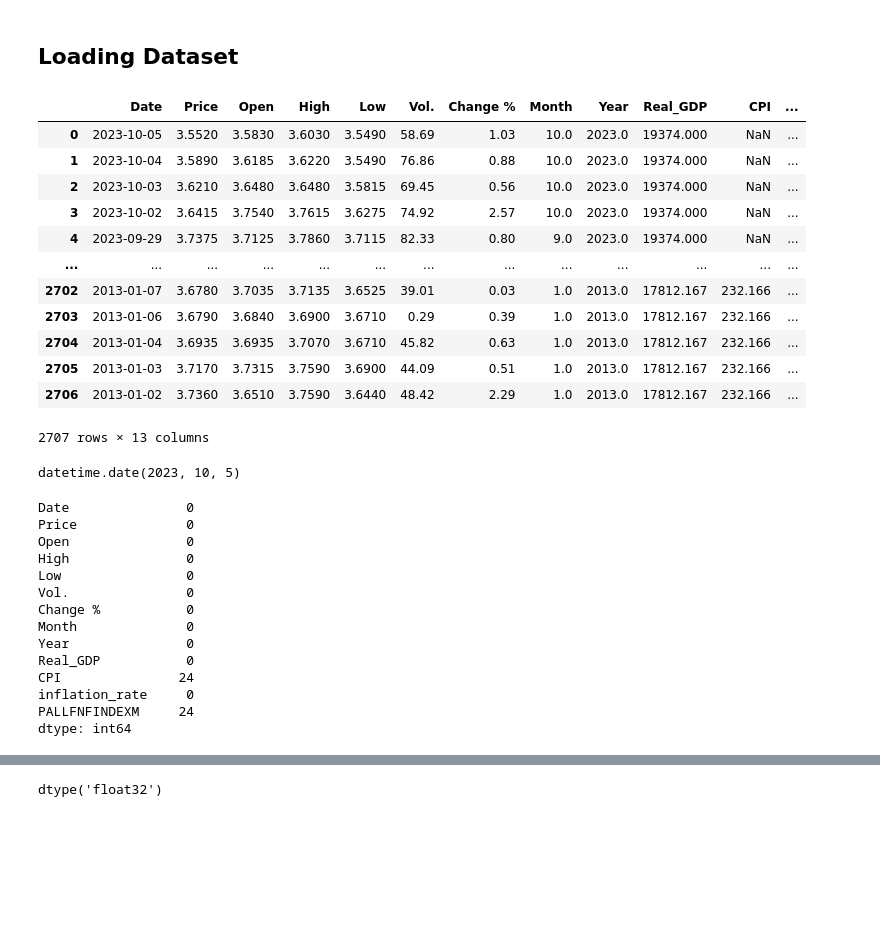
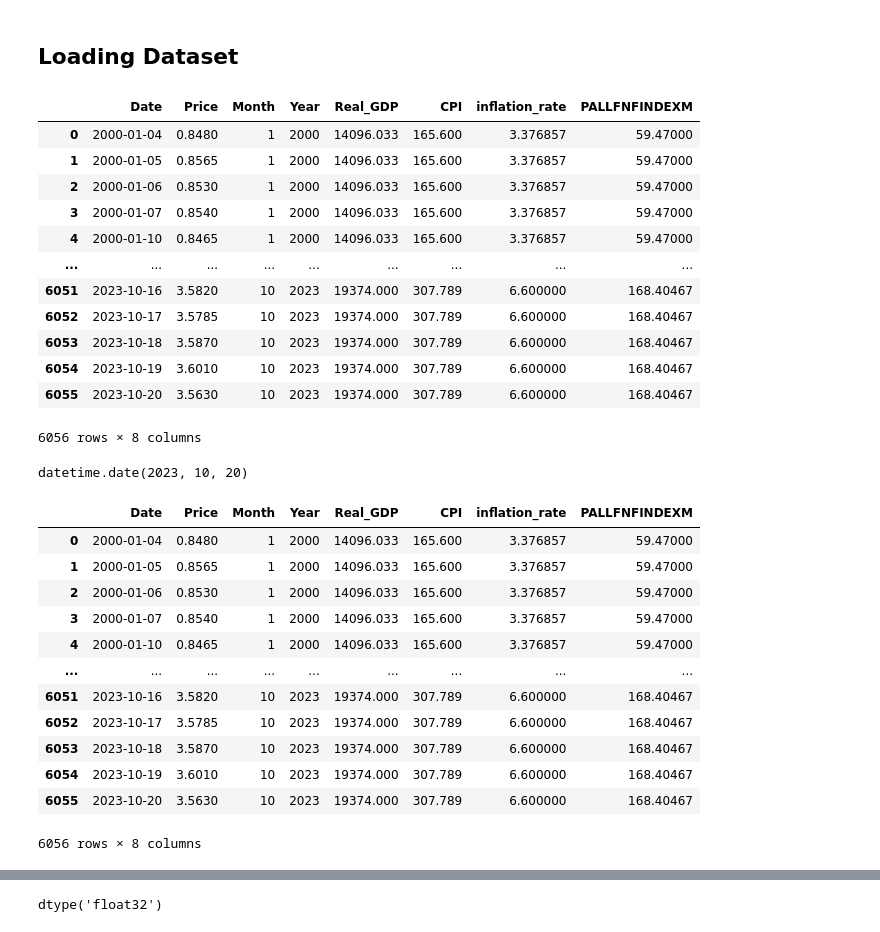
Before and after one commit to QaraDataScience/Copper-Price-Prediction, a Jupyter notebook: Forecasting_Copper_Prices.ipynb, the cells around one changed output, grey strips where cells are left out. Drawn from its saved outputs; the diff is of its cells as text; code cells hidden in the pictures; blank space fills up the shorter version.

```diff
--- a/Forecasting_Copper_Prices.ipynb
+++ b/Forecasting_Copper_Prices.ipynb
@@ -97,21 +72,21 @@ device
 # %% [markdown]
 ## Loading Dataset
 # %%
-df = pd.read_csv('final_merged_copper_dataset_new.csv')
+df = pd.read_csv('final_merged_copper_dataset.csv')
 df = df.drop(['Unnamed: 0'], axis=1)
 df["Date"] = pd.to_datetime(df["Date"])
 df
 # %% [output]
-|  | Date | Price | Open | High | Low | Vol. | Change % | Month | Year | Real_GDP | CPI | ... |
-| 0 | 2023-10-05 | 3.5520 | 3.5830 | 3.6030 | 3.5490 | 58.69 | 1.03 | 10.0 | 2023.0 | 19374.000 | NaN | ... |
-| 1 | 2023-10-04 | 3.5890 | 3.6185 | 3.6220 | 3.5490 | 76.86 | 0.88 | 10.0 | 2023.0 | 19374.000 | NaN | ... |
-| 2 | 2023-10-03 | 3.6210 | 3.6480 | 3.6480 | 3.5815 | 69.45 | 0.56 | 10.0 | 2023.0 | 19374.000 | NaN | ... |
-| 3 | 2023-10-02 | 3.6415 | 3.7540 | 3.7615 | 3.6275 | 74.92 | 2.57 | 10.0 | 2023.0 | 19374.000 | NaN | ... |
-| 4 | 2023-09-29 | 3.7375 | 3.7125 | 3.7860 | 3.7115 | 82.33 | 0.80 | 9.0 | 2023.0 | 19374.000 | NaN | ... |
-| ... | ... | ... | ... | ... | ... | ... | ... | ... | ... | ... | ... | ... |
-| 2702 | 2013-01-07 | 3.6780 | 3.7035 | 3.7135 | 3.6525 | 39.01 | 0.03 | 1.0 | 2013.0 | 17812.167 | 232.166 | ... |
-| 2703 | 2013-01-06 | 3.6790 | 3.6840 | 3.6900 | 3.6710 | 0.29 | 0.39 | 1.0 | 2013.0 | 17812.167 | 232.166 | ... |
-| 2704 | 2013-01-04 | 3.6935 | 3.6935 | 3.7070 | 3.6710 | 45.82 | 0.63 | 1.0 | 2013.0 | 17812.167 | 232.166 | ... |
-| 2705 | 2013-01-03 | 3.7170 | 3.7315 | 3.7590 | 3.6900 | 44.09 | 0.51 | 1.0 | 2013.0 | 17812.167 | 232.166 | ... |
-| 2706 | 2013-01-02 | 3.7360 | 3.6510 | 3.7590 | 3.6440 | 48.42 | 2.29 | 1.0 | 2013.0 | 17812.167 | 232.166 | ... |
+|  | Date | Price | Month | Year | Real_GDP | CPI | inflation_rate | PALLFNFINDEXM |
+| 0 | 2000-01-04 | 0.8480 | 1 | 2000 | 14096.033 | 165.600 | 3.376857 | 59.47000 |
+| 1 | 2000-01-05 | 0.8565 | 1 | 2000 | 14096.033 | 165.600 | 3.376857 | 59.47000 |
+| 2 | 2000-01-06 | 0.8530 | 1 | 2000 | 14096.033 | 165.600 | 3.376857 | 59.47000 |
+| 3 | 2000-01-07 | 0.8540 | 1 | 2000 | 14096.033 | 165.600 | 3.376857 | 59.47000 |
+| 4 | 2000-01-10 | 0.8465 | 1 | 2000 | 14096.033 | 165.600 | 3.376857 | 59.47000 |
+| ... | ... | ... | ... | ... | ... | ... | ... | ... |
+| 6051 | 2023-10-16 | 3.5820 | 10 | 2023 | 19374.000 | 307.789 | 6.600000 | 168.40467 |
+| 6052 | 2023-10-17 | 3.5785 | 10 | 2023 | 19374.000 | 307.789 | 6.600000 | 168.40467 |
+| 6053 | 2023-10-18 | 3.5870 | 10 | 2023 | 19374.000 | 307.789 | 6.600000 | 168.40467 |
+| 6054 | 2023-10-19 | 3.6010 | 10 | 2023 | 19374.000 | 307.789 | 6.600000 | 168.40467 |
+| 6055 | 2023-10-20 | 3.5630 | 10 | 2023 | 19374.000 | 307.789 | 6.600000 | 168.40467 |
-2707 rows × 13 columns
+6056 rows × 8 columns
@@ -119,21 +96,20 @@ df
 last_date = df['Date'].max().date()
 last_date
 # %% [output]
-datetime.date(2023, 10, 5)
+datetime.date(2023, 10, 20)
 # %%
-df.isnull().sum()
+df
 # %% [output]
+|  | Date | Price | Month | Year | Real_GDP | CPI | inflation_rate | PALLFNFINDEXM |
+| 0 | 2000-01-04 | 0.8480 | 1 | 2000 | 14096.033 | 165.600 | 3.376857 | 59.47000 |
+| 1 | 2000-01-05 | 0.8565 | 1 | 2000 | 14096.033 | 165.600 | 3.376857 | 59.47000 |
+| 2 | 2000-01-06 | 0.8530 | 1 | 2000 | 14096.033 | 165.600 | 3.376857 | 59.47000 |
+| 3 | 2000-01-07 | 0.8540 | 1 | 2000 | 14096.033 | 165.600 | 3.376857 | 59.47000 |
+| 4 | 2000-01-10 | 0.8465 | 1 | 2000 | 14096.033 | 165.600 | 3.376857 | 59.47000 |
+| ... | ... | ... | ... | ... | ... | ... | ... | ... |
+| 6051 | 2023-10-16 | 3.5820 | 10 | 2023 | 19374.000 | 307.789 | 6.600000 | 168.40467 |
+| 6052 | 2023-10-17 | 3.5785 | 10 | 2023 | 19374.000 | 307.789 | 6.600000 | 168.40467 |
+| 6053 | 2023-10-18 | 3.5870 | 10 | 2023 | 19374.000 | 307.789 | 6.600000 | 168.40467 |
+| 6054 | 2023-10-19 | 3.6010 | 10 | 2023 | 19374.000 | 307.789 | 6.600000 | 168.40467 |
+| 6055 | 2023-10-20 | 3.5630 | 10 | 2023 | 19374.000 | 307.789 | 6.600000 | 168.40467 |
-Date               0
-Price              0
-Open               0
-High               0
-Low                0
-Vol.               0
-Change %           0
-Month              0
-Year               0
-Real_GDP           0
-CPI               24
-inflation_rate     0
-PALLFNFINDEXM     24
-dtype: int64
+6056 rows × 8 columns
```
Also changed, not shown: parts of 75 cells of this notebook, 5 other files.
